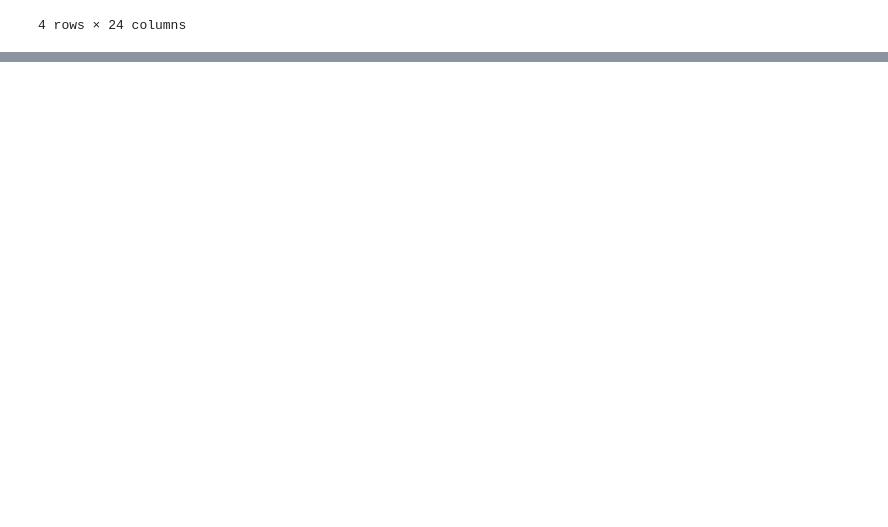
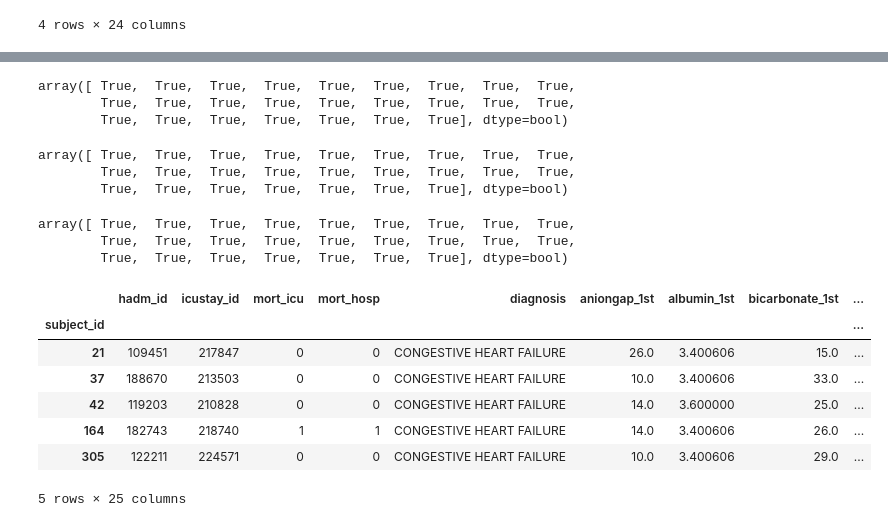
Before and after one commit to RJBeetel3/mimic3_analysis, a Jupyter notebook: ICU_DIAGNOSES.ipynb, the cells around one changed output, grey strips where cells are left out. Saved outputs shown, nothing was run; the diff lists cells and outputs as text; code cells hidden in the pictures; blank space fills up the shorter version.

```diff
--- a/ICU_DIAGNOSES.ipynb
+++ b/ICU_DIAGNOSES.ipynb
@@ -181,0 +207,13 @@ labresults
+# %%
+cong_hf_features = lab_results[lab_results['diagnosis'] == 'CONGESTIVE HEART FAILURE'][lab_results.columns[5:]]
+cong_hf_labels = lab_results[lab_results['diagnosis'] == 'CONGESTIVE HEART FAILURE'][lab_results.columns[:5]]
+seps_features = lab_results[lab_results['diagnosis'] == 'SEPSIS'][lab_results.columns[5:]]
+seps_labels = lab_results[lab_results['diagnosis'] == 'SEPSIS'][lab_results.columns[:5]]
+pneum_features = lab_results[lab_results['diagnosis'] == 'PNEUMONIA'][lab_results.columns[5:]]
+pneum_labels = lab_results[lab_results['diagnosis'] == 'PNEUMONIA'][lab_results.columns[:5]]
+intracran_features = lab_results[lab_results['diagnosis'] == 'INTRACRANIAL HEMORRHAGE'][lab_results.columns[5:]]
+intracran_labels = lab_results[lab_results['diagnosis'] == 'INTRACRANIAL HEMORRHAGE'][lab_results.columns[:5]]
+display(cong_hf_features.shape)
+display(seps_features.shape)
+display(pneum_features.shape)
+display(intracran_features.shape)
@@ -181,0 +236,15 @@ labresults
+# %%
+from sklearn.preprocessing import Imputer
+imp = Imputer(missing_values='NaN', strategy='mean', axis=0)
+cong_hf_imp = pd.DataFrame(imp.fit_transform(cong_hf_features))
+cong_hf_imp.columns = cong_hf_features.columns
+cong_hf_imp.index = cong_hf_features.index
+seps_imp = pd.DataFrame(imp.fit_transform(seps_features))
+seps_imp.columns = seps_features.columns
+seps_imp.index = seps_features.index
+pneum_imp = pd.DataFrame(imp.fit_transform(pneum_features))
+pneum_imp.columns = pneum_features.columns
+pneum_imp.index = pneum_features.index
+intracran_imp = pd.DataFrame(imp.fit_transform(intracran_features))
+intracran_imp.columns = intracran_features.columns
+intracran_imp.index = intracran_features.index
@@ -181,0 +271,35 @@ labresults
+# %%
+cong_hf_imputed = pd.concat([cong_hf_labels, cong_hf_imp], axis=1, join_axes=[cong_hf_labels.index])
+seps_imputed = pd.concat([seps_labels, seps_imp], axis = 1, join_axes = [seps_labels.index])
+pneum_imputed = pd.concat([pneum_labels, pneum_imp], axis = 1, join_axes = [pneum_labels.index])
+intracran_imputed = pd.concat([intracran_labels, intracran_imp], axis = 1, join_axes = [intracran_labels.index])
+# %%
+cong_hf_imputed.columns == seps_imputed.columns
+# %% [output]
+array([ True,  True,  True,  True,  True,  True,  True,  True,  True,
+        True,  True,  True,  True,  True,  True,  True,  True,  True,
+        True,  True,  True,  True,  True,  True,  True], dtype=bool)
+# %%
+seps_imputed.columns ==  pneum_imputed.columns
+# %% [output]
+array([ True,  True,  True,  True,  True,  True,  True,  True,  True,
+        True,  True,  True,  True,  True,  True,  True,  True,  True,
+        True,  True,  True,  True,  True,  True,  True], dtype=bool)
+# %%
+pneum_imputed.columns == intracran_imputed.columns
+# %% [output]
+array([ True,  True,  True,  True,  True,  True,  True,  True,  True,
+        True,  True,  True,  True,  True,  True,  True,  True,  True,
+        True,  True,  True,  True,  True,  True,  True], dtype=bool)
+# %%
+data_imputed = pd.concat([cong_hf_imputed, seps_imputed, pneum_imputed, intracran_imputed])
+data_imputed.head()
+# %% [output]
+|  | hadm_id | icustay_id | mort_icu | mort_hosp | diagnosis | aniongap_1st | albumin_1st | bicarbonate_1st | ... |
+| subject_id |  |  |  |  |  |  |  |  | ... |
+| 21 | 109451 | 217847 | 0 | 0 | CONGESTIVE HEART FAILURE | 26.0 | 3.400606 | 15.0 | ... |
+| 37 | 188670 | 213503 | 0 | 0 | CONGESTIVE HEART FAILURE | 10.0 | 3.400606 | 33.0 | ... |
+| 42 | 119203 | 210828 | 0 | 0 | CONGESTIVE HEART FAILURE | 14.0 | 3.600000 | 25.0 | ... |
+| 164 | 182743 | 218740 | 1 | 1 | CONGESTIVE HEART FAILURE | 14.0 | 3.400606 | 26.0 | ... |
+| 305 | 122211 | 224571 | 0 | 0 | CONGESTIVE HEART FAILURE | 10.0 | 3.400606 | 29.0 | ... |
+5 rows × 25 columns
```
Also changed, not shown: parts of 16 cells of this notebook.
